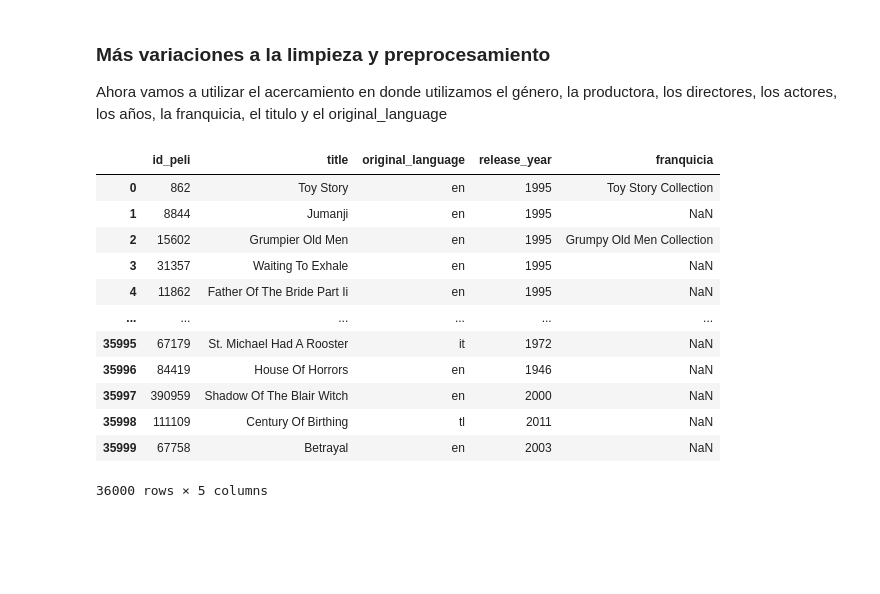
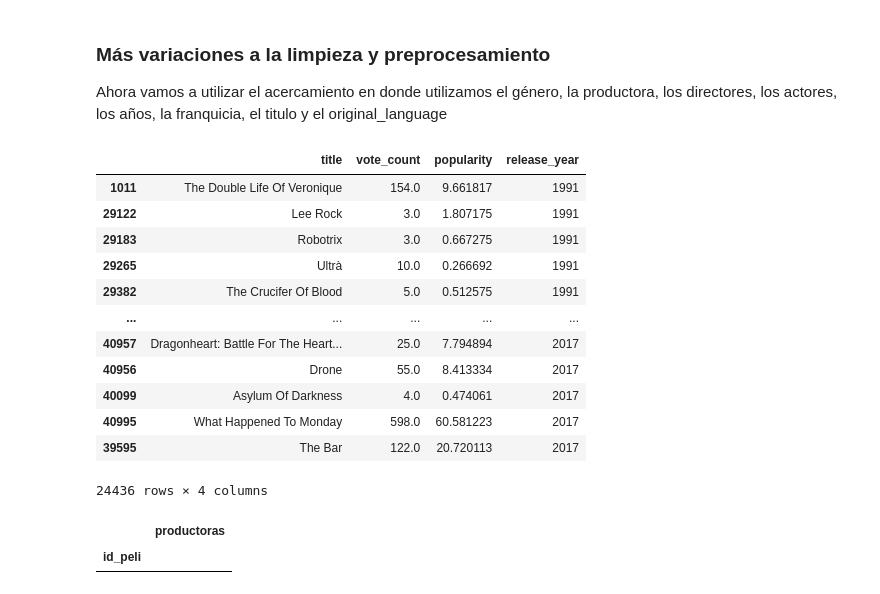
Before and after one commit to Tinmarian/PI1_MLOps_HENRY, a Jupyter notebook: Data_Cleansing.ipynb, the cells around one changed output. Saved outputs shown, nothing was run; the diff lists cells and outputs as text; code cells hidden in the pictures; blank space fills up the shorter version.

```diff
--- a/Data_Cleansing.ipynb
+++ b/Data_Cleansing.ipynb
@@ -610,4 +509,27 @@ df
 ### Más variaciones a la limpieza y preprocesamiento
 
 Ahora vamos a utilizar el acercamiento en donde utilizamos el género, la productora, los directores, los actores, los años, la franquicia, el titulo y el original_language
+# %%
+franq = pd.read_csv('clean_data/franquicias.csv')
+id_franq = pd.read_csv('clean_data/franq_movies.csv')
+franq = id_franq.merge(franq).drop('id_franq',axis=1)
+df = pd.read_csv('clean_data/movies.csv')
+df = df.merge(franq,how='left')
+lista = list(df[['title','vote_count','popularity','release_year']].sort_values(by=['vote_count','popularity','release_year'])[:len(df) - 36000].index)
+df = df.drop(lista)
+df = df[['title','vote_count','popularity','release_year']][df.release_year > 1990].sort_values(by=['release_year'])
+# %% [output]
+|  | title | vote_count | popularity | release_year |
+| 1011 | The Double Life Of Veronique | 154.0 | 9.661817 | 1991 |
+| 29122 | Lee Rock | 3.0 | 1.807175 | 1991 |
+| 29183 | Robotrix | 3.0 | 0.667275 | 1991 |
+| 29265 | Ultrà | 10.0 | 0.266692 | 1991 |
+| 29382 | The Crucifer Of Blood | 5.0 | 0.512575 | 1991 |
+| ... | ... | ... | ... | ... |
+| 40957 | Dragonheart: Battle For The Heart... | 25.0 | 7.794894 | 2017 |
+| 40956 | Drone | 55.0 | 8.413334 | 2017 |
+| 40099 | Asylum Of Darkness | 4.0 | 0.474061 | 2017 |
+| 40995 | What Happened To Monday | 598.0 | 60.581223 | 2017 |
+| 39595 | The Bar | 122.0 | 20.720113 | 2017 |
+24436 rows × 4 columns
 # %%
@@ -625,22 +558,6 @@ genero = id_genero.merge(genero).drop('id_gen',axis=1)
 productora = id_productora.merge(productora).drop('id_prod',axis=1)
 actor = id_actor.merge(actor).drop('id_act',axis=1)
 director = id_director.merge(director).drop('id_dir',axis=1)
-# %%
-df
-# %% [output]
-|  | id_peli | title | original_language | release_year | franquicia |
-| 0 | 862 | Toy Story | en | 1995 | Toy Story Collection |
-| 1 | 8844 | Jumanji | en | 1995 | NaN |
-| 2 | 15602 | Grumpier Old Men | en | 1995 | Grumpy Old Men Collection |
-| 3 | 31357 | Waiting To Exhale | en | 1995 | NaN |
-| 4 | 11862 | Father Of The Bride Part Ii | en | 1995 | NaN |
-| ... | ... | ... | ... | ... | ... |
-| 35995 | 67179 | St. Michael Had A Rooster | it | 1972 | NaN |
-| 35996 | 84419 | House Of Horrors | en | 1946 | NaN |
-| 35997 | 390959 | Shadow Of The Blair Witch | en | 2000 | NaN |
-| 35998 | 111109 | Century Of Birthing | tl | 2011 | NaN |
-| 35999 | 67758 | Betrayal | en | 2003 | NaN |
-36000 rows × 5 columns
 # %%
 prod_list = []
 for x in productora.id_peli.unique():
@@ -697,0 +618,5 @@ act_df = pd.DataFrame(act_list,columns=lista).set_index('id_peli')
+# %%
+prod_df[prod_df.productoras == '%Pixar%']
+# %% [output]
+|  | productoras |
+| id_peli |  |
```
Also changed, not shown: parts of 17 cells of this notebook, 2 other files.
